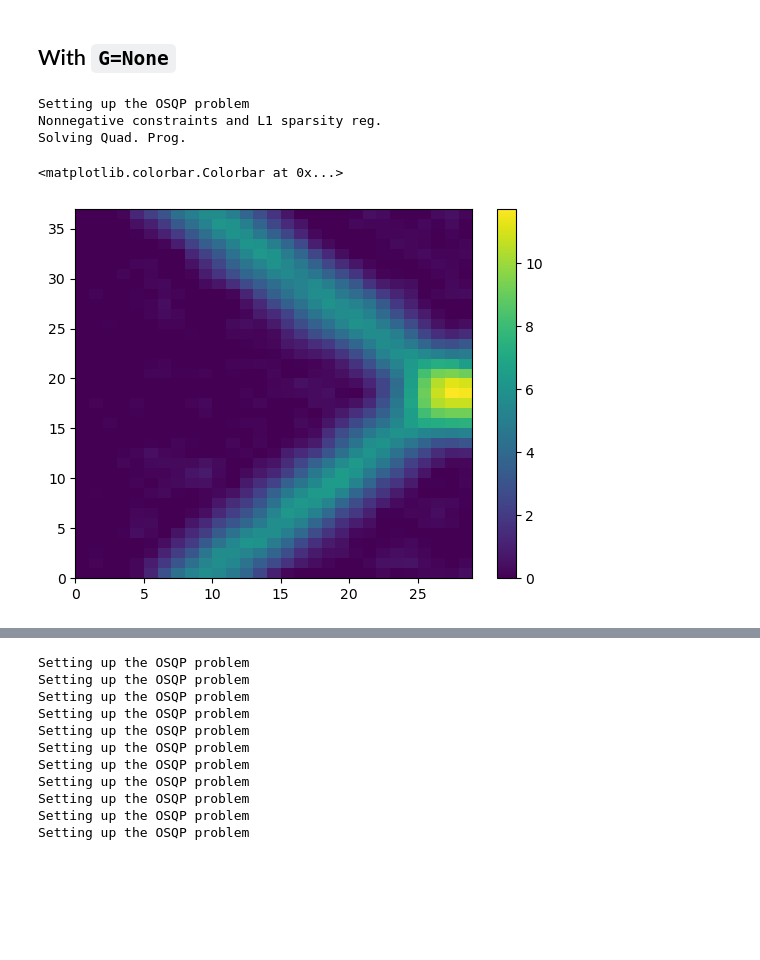
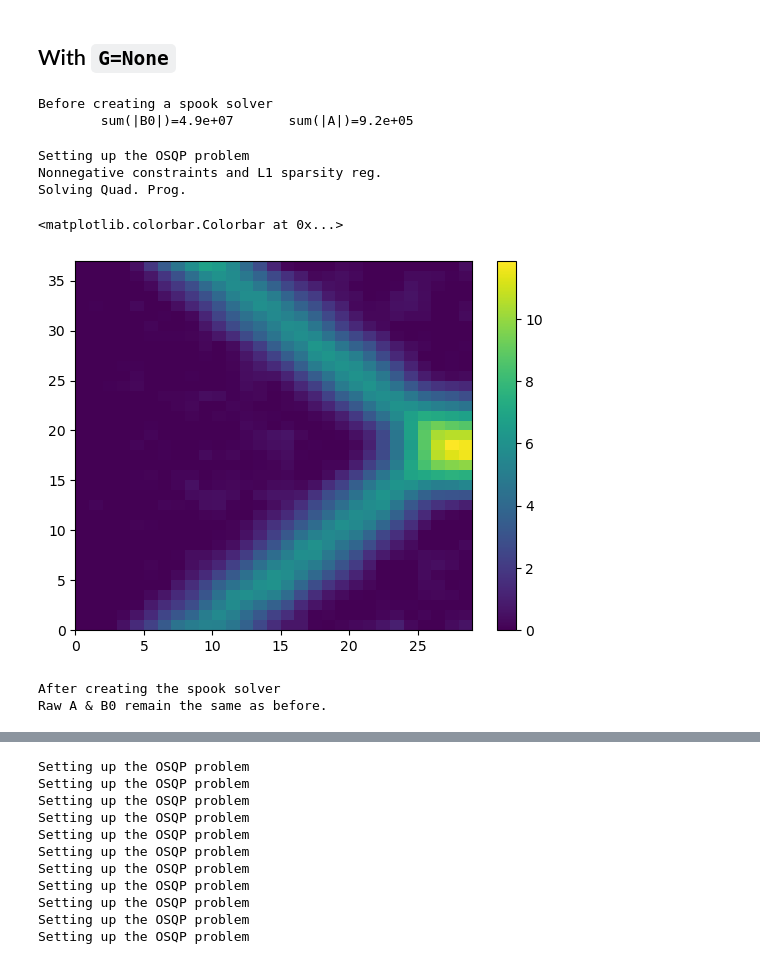
Before and after one commit to congzlwag/spook, a Jupyter notebook: spook/unittest/testL1L2.ipynb, the cells around one changed output, grey strips where cells are left out. Saved outputs shown, nothing was run; the diff lists cells and outputs as text; code cells hidden in the pictures; blank space fills up the shorter version.

```diff
--- a/spook/unittest/testL1L2.ipynb
+++ b/spook/unittest/testL1L2.ipynb
@@ -46,18 +48,35 @@ SpookPosL2.verbose=True
 SpookL1.verbose=True
 # %% [markdown]
 ## With `G=None`
+# %%
+# Normalization check
+pre_creation_abssums = {"B0":abs(B0).sum(), "A":abs(A).sum()}
+print(f"Before creating a spook solver")
+for ky, val in pre_creation_abssums.items():
+    print(f"\tsum(|{ky}|)={val:.2g}", end='   ')
+# %% [output]
+Before creating a spook solver
+        sum(|B0|)=4.9e+07       sum(|A|)=9.2e+05
 # %%
-spk0 = SpookPosL1(B0, A, "raw", lsparse=0.1, lsmooth=(0.1,0.1))
+spk0 = SpookPosL1(B0, A, "raw", lsparse=0.1, lsmooth=(0.1,0.1), )
 
 X0 = spk0.getXopt()
 plt.pcolormesh(X0)
 plt.colorbar()
 # %% [output]
 Setting up the OSQP problem
 Nonnegative constraints and L1 sparsity reg.
 Solving Quad. Prog.
 <matplotlib.colorbar.Colorbar at 0x...>
-[figure, old version]
+[figure, new version]
+# %%
+print("After creating the spook solver")
+assert pre_creation_abssums["B0"] == abs(B0).sum()
+assert pre_creation_abssums["A"] == abs(A).sum()
+print("Raw A & B0 remain the same as before.")
+# %% [output]
+After creating the spook solver
+Raw A & B0 remain the same as before.
 # %%
 X0 = spk0.getXopt(lsparse=5, lsmooth=(0.1,0.1))
 plt.pcolormesh(X0)
```
Also changed, not shown: parts of 33 cells of this notebook, 2 other files.
